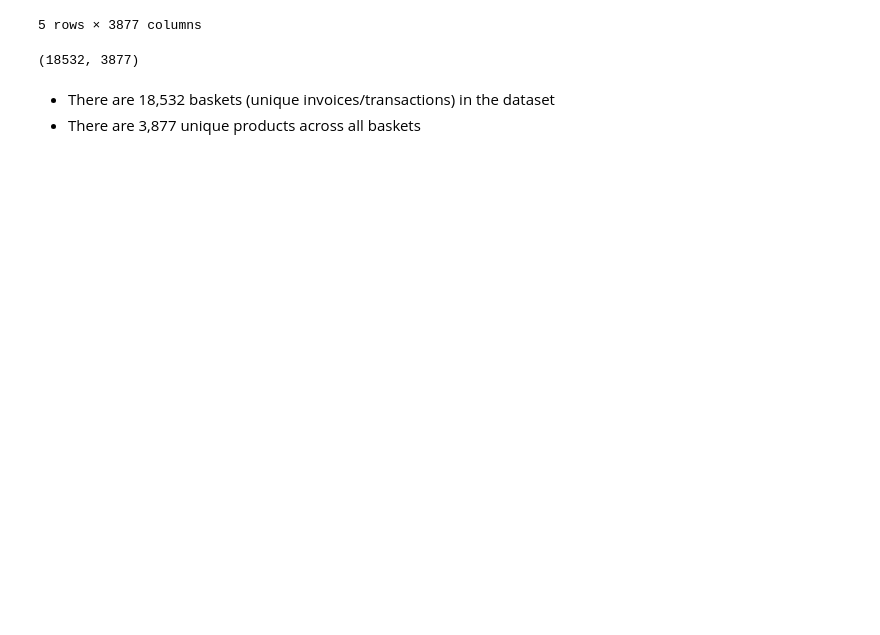
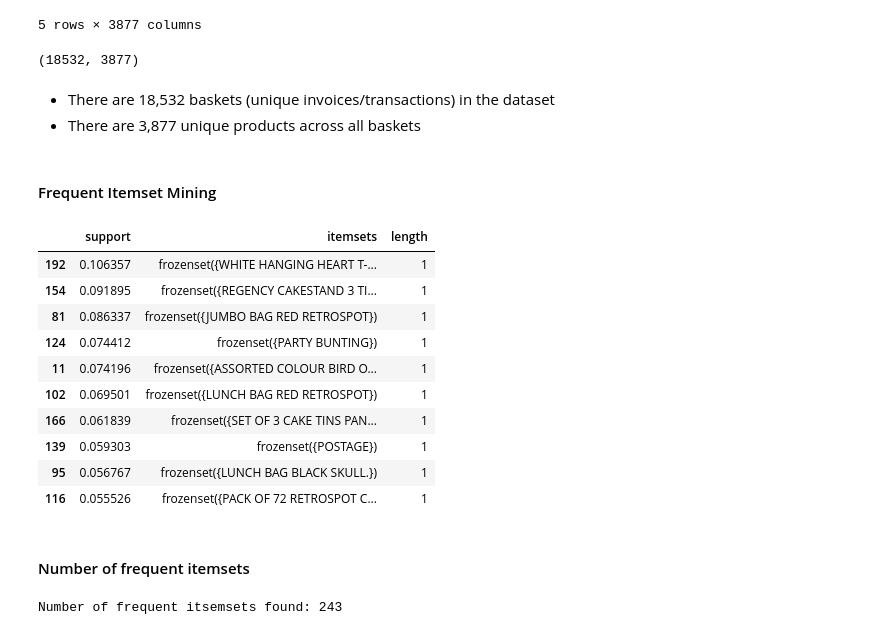
Before and after one commit to BSU04/ecommerce-customer-intelligence, a Jupyter notebook: E-commerce.ipynb, the cells around one changed output. Saved outputs shown, nothing was run; the diff lists cells and outputs as text; code cells hidden in the pictures; blank space fills up the shorter version.

```diff
--- a/E-commerce.ipynb
+++ b/E-commerce.ipynb
@@ -3069,3 +3091,36 @@ basket.shape
 # %% [markdown]
 - There are 18,532 baskets (unique invoices/transactions) in the dataset
 - There are 3,877 unique products across all baskets
+# %% [markdown]
+#### Frequent Itemset Mining
+# %%
+frequent_itemsets = apriori(
+    basket,
+    min_support=0.02,
+    use_colnames=True
+)
+
+frequent_itemsets['length'] = frequent_itemsets['itemsets'].apply(len)
+
+frequent_itemsets.sort_values(
+    by='support',
+    ascending=False
+).head(10)
+# %% [output]
+|  | support | itemsets | length |
+| 192 | 0.106357 | frozenset({WHITE HANGING HEART T-... | 1 |
+| 154 | 0.091895 | frozenset({REGENCY CAKESTAND 3 TI... | 1 |
+| 81 | 0.086337 | frozenset({JUMBO BAG RED RETROSPOT}) | 1 |
+| 124 | 0.074412 | frozenset({PARTY BUNTING}) | 1 |
+| 11 | 0.074196 | frozenset({ASSORTED COLOUR BIRD O... | 1 |
+| 102 | 0.069501 | frozenset({LUNCH BAG RED RETROSPOT}) | 1 |
+| 166 | 0.061839 | frozenset({SET OF 3 CAKE TINS PAN... | 1 |
+| 139 | 0.059303 | frozenset({POSTAGE}) | 1 |
+| 95 | 0.056767 | frozenset({LUNCH BAG BLACK SKULL.}) | 1 |
+| 116 | 0.055526 | frozenset({PACK OF 72 RETROSPOT C... | 1 |
+# %% [markdown]
+#### Number of frequent itemsets
+# %%
+print(f"Number of frequent itsemsets found: {len(frequent_itemsets)}")
+# %% [output]
+Number of frequent itsemsets found: 243
```
Also changed, not shown: parts of 20 cells of this notebook.
